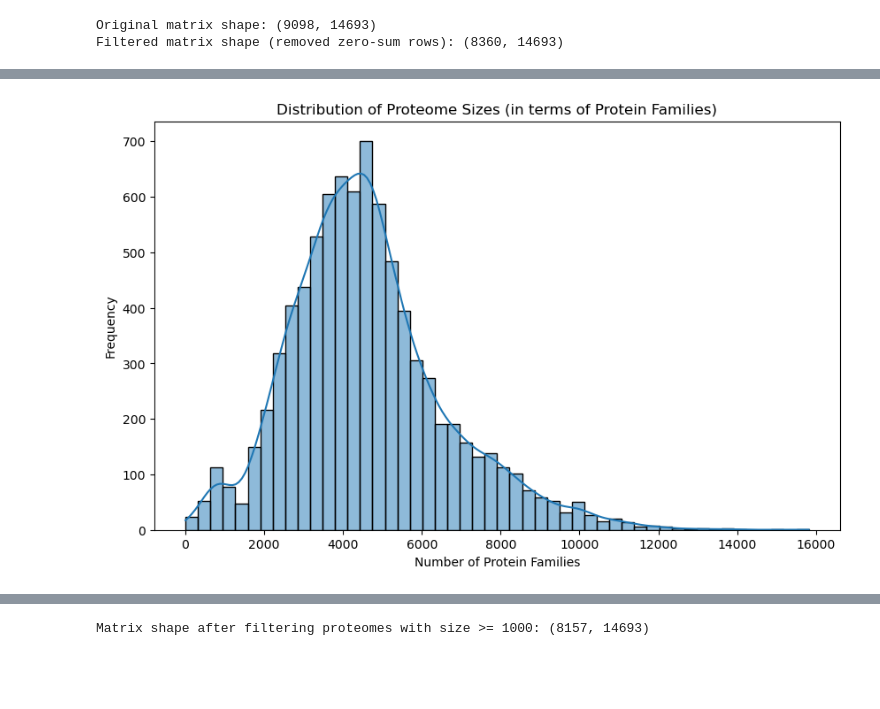
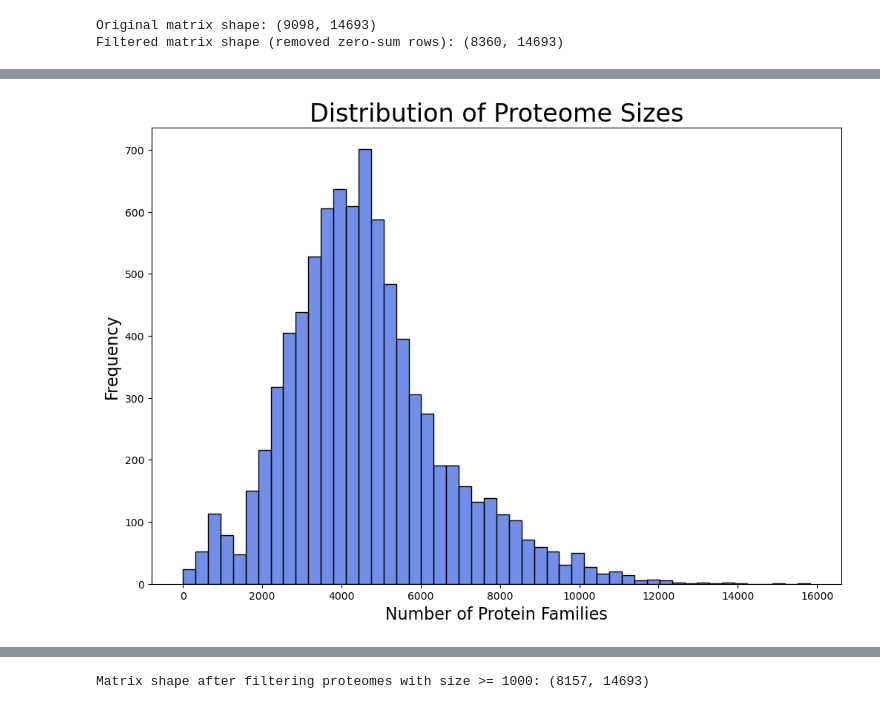
Before and after one commit to LeonardoAgasso/Protein_families, a Jupyter notebook: local/notebook/test_statlaws.ipynb, the cells around one changed output, grey strips where cells are left out. Cells and saved outputs as stored; diff of their text form; code cells hidden in the pictures; blank space fills up the shorter version.

```diff
--- a/local/notebook/test_statlaws.ipynb
+++ b/local/notebook/test_statlaws.ipynb
@@ -22,10 +38,10 @@ count_matrix.index = new_idx
 # %%
 proteome_sizes = count_matrix.sum(axis=1)
-plt.figure(figsize=(10, 6))
-sns.histplot(proteome_sizes, bins=50, kde=True)
-plt.title('Distribution of Proteome Sizes (in terms of Protein Families)')
-plt.xlabel('Number of Protein Families')
-plt.ylabel('Frequency')
+plt.figure(figsize=(12, 8))
+sns.histplot(proteome_sizes, bins=50, kde=False, color='royalblue')
+plt.title('Distribution of Proteome Sizes', fontsize=24)
+plt.xlabel('Number of Protein Families', fontsize=16)
+plt.ylabel('Frequency', fontsize=16)
 plt.show()
 # %% [output]
-[figure, old version]
+[figure, new version]
```
Also changed, not shown: parts of 10 cells of this notebook, 6 other files.
